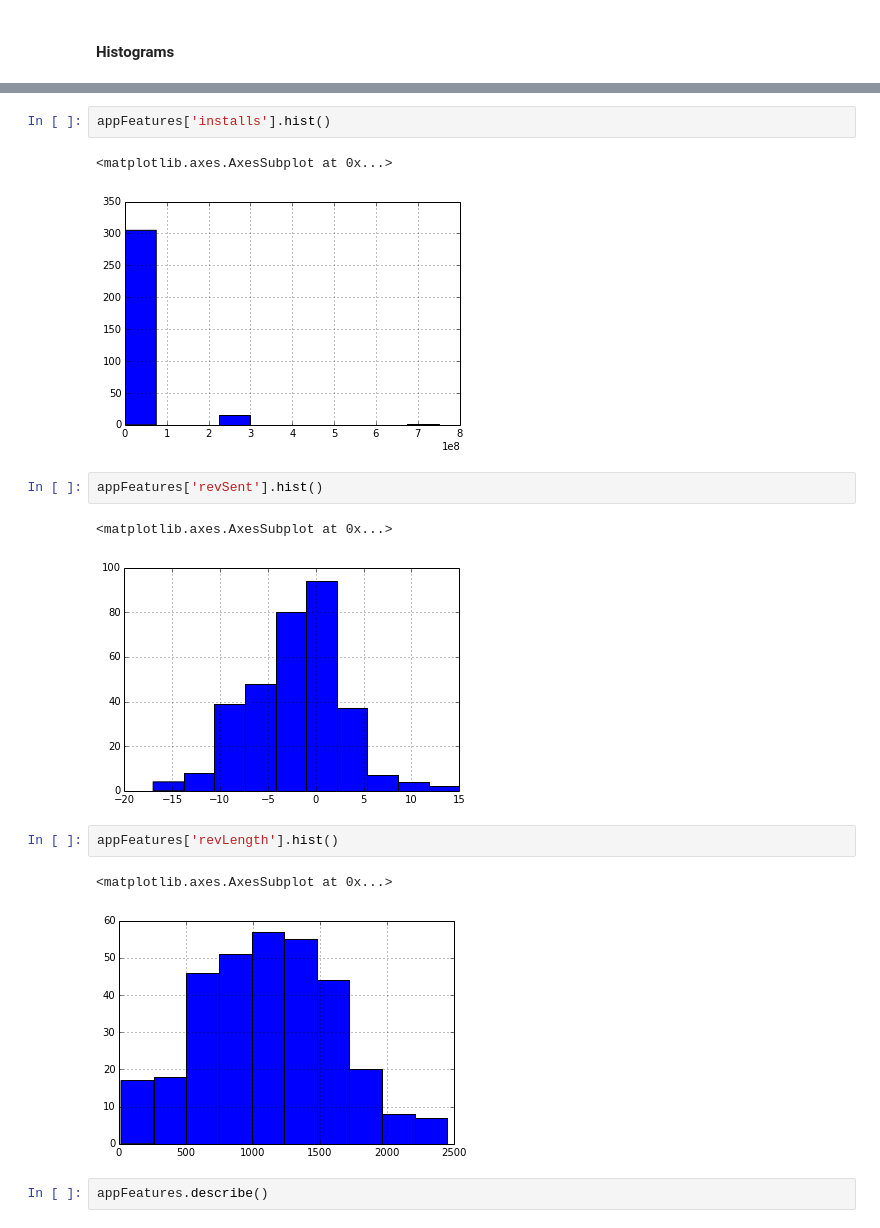
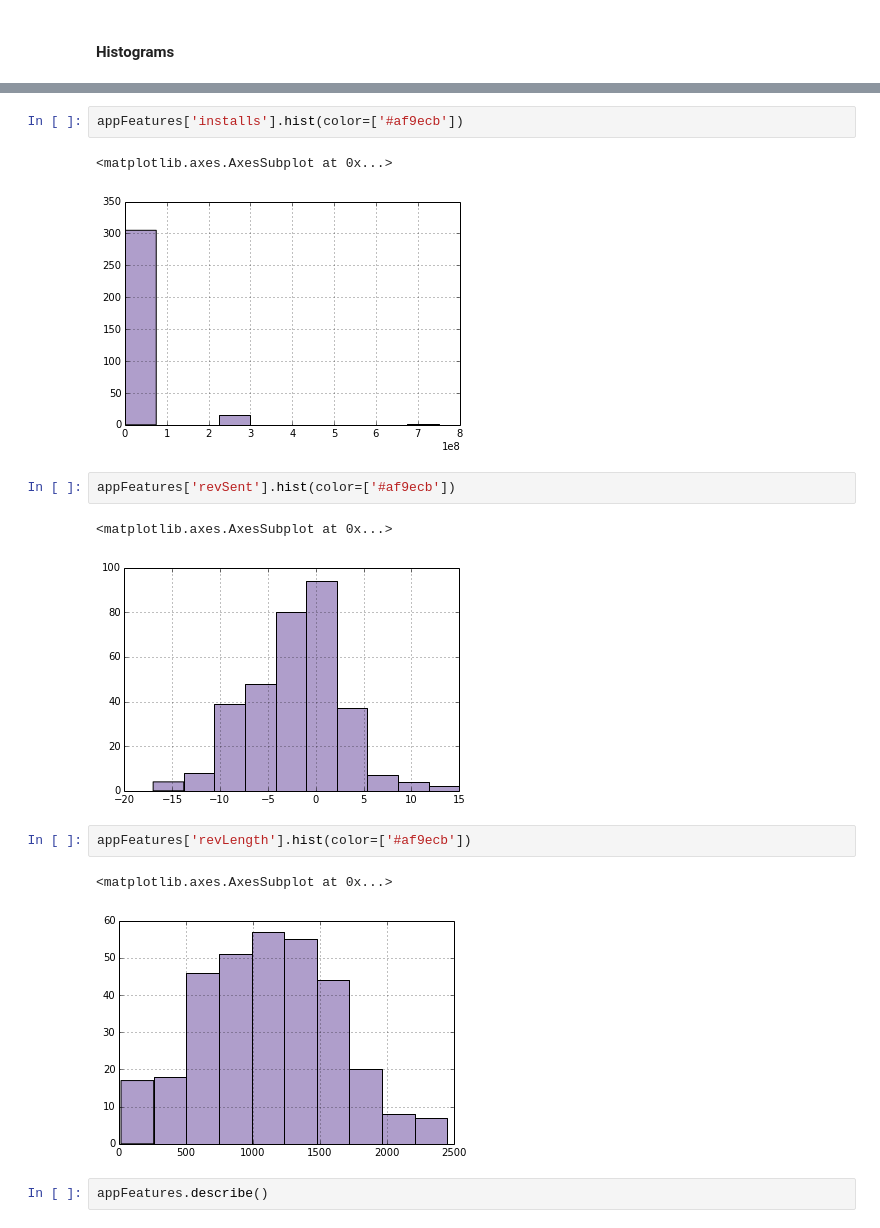
Before and after one commit to seekshreyas/obidroid, a Jupyter notebook: ObidroidLearning.ipynb, the cells around one changed output, grey strips where cells are left out. Drawn from its saved outputs; the diff is of its cells as text.

Commit message:
first plots working

```diff
--- a/ObidroidLearning.ipynb
+++ b/ObidroidLearning.ipynb
@@ -107,18 +107,18 @@ appFeatures['hasPrivacy'].hist()
 # %%
-appFeatures['installs'].hist()
+appFeatures['installs'].hist(color=['#af9ecb'])
 # %% [output]
 <matplotlib.axes.AxesSubplot at 0x...>
-[figure, old version]
+[figure, new version]
 # %%
-appFeatures['revSent'].hist()
+appFeatures['revSent'].hist(color=['#af9ecb'])
 # %% [output]
 <matplotlib.axes.AxesSubplot at 0x...>
-[figure, old version]
+[figure, new version]
 # %%
-appFeatures['revLength'].hist()
+appFeatures['revLength'].hist(color=['#af9ecb'])
 # %% [output]
 <matplotlib.axes.AxesSubplot at 0x...>
-[figure, old version]
+[figure, new version]
 # %%
 appFeatures.describe()
 # %% [output]
```
Also changed, not shown: parts of 20 cells of this notebook.
